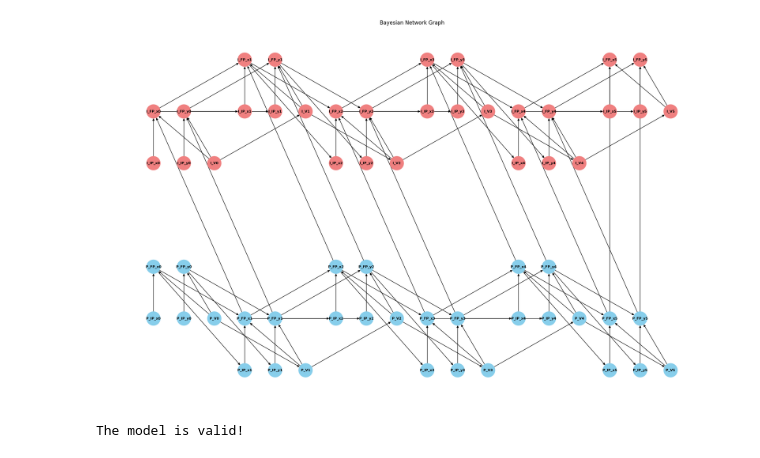
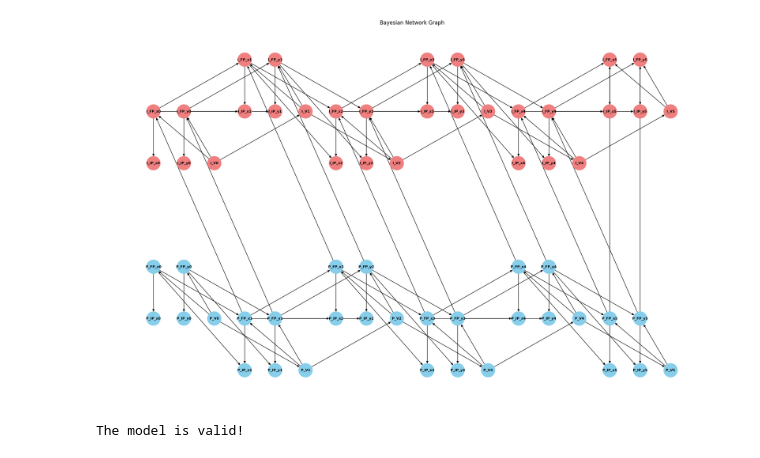
Before and after one commit to SuvarnPillay/Research-Project, a Jupyter notebook: PHASE_3/1 Starting files/2d.ipynb, the cells around one changed output. Cells and saved outputs as stored; diff of their text form; code cells hidden in the pictures.

Commit message:
updated graph

```diff
--- a/PHASE_3/1 Starting files/2d.ipynb
+++ b/PHASE_3/1 Starting files/2d.ipynb
@@ -83,14 +87,14 @@ for i in range(6):
 
     # Add edges within each time slice for both x and y positions
     GT.add_edges_from([
-        (f'P_IP_x{i}', f'P_FP_x{i}'),  # Initial position (x) influences final position (x)
+        (f'P_FP_x{i}' , f'P_IP_x{i}'),  # Initial position (x) influences final position (x)
         (f'P_V{i}', f'P_FP_x{i}'),     # Velocity influences final position (x)
-        (f'P_IP_y{i}', f'P_FP_y{i}'),  # Initial position (y) influences final position (y)
+        (f'P_FP_y{i}' , f'P_IP_y{i}'),  # Initial position (y) influences final position (y)
         (f'P_V{i}', f'P_FP_y{i}'),     # Velocity influences final position (y)
 
-        (f'I_IP_x{i}', f'I_FP_x{i}'),  # Interceptor: Initial position (x) influences final position (x)
+        (f'I_FP_x{i}' , f'I_IP_x{i}'),  # Interceptor: Initial position (x) influences final position (x)
         (f'I_V{i}', f'I_FP_x{i}'),     # Velocity influences final position (x)
-        (f'I_IP_y{i}', f'I_FP_y{i}'),  # Initial position (y) influences final position (y)
+        (f'I_FP_y{i}' , f'I_IP_y{i}'),  # Initial position (y) influences final position (y)
         (f'I_V{i}', f'I_FP_y{i}')      # Velocity influences final position (y)
     ])
 
@@ -100,34 +104,34 @@ for i in range(6):
             # Projectile time slice connections for x and y positions
             (f'P_FP_x{i}', f'P_FP_x{i + 1}'),
             (f'P_FP_x{i}', f'P_IP_x{i + 1}'),
             (f'P_FP_y{i}', f'P_FP_y{i + 1}'),
             (f'P_FP_y{i}', f'P_IP_y{i + 1}'),
             (f'P_V{i}', f'P_V{i + 1}'),
 
             # Interceptor time slice connections for x and y positions
             (f'I_FP_x{i}', f'I_FP_x{i + 1}'),
             (f'I_FP_x{i}', f'I_IP_x{i + 1}'),
             (f'I_FP_y{i}', f'I_FP_y{i + 1}'),
             (f'I_FP_y{i}', f'I_IP_y{i + 1}'),
             (f'I_V{i}', f'I_V{i + 1}')
         ])
 
         # Edge between projectile and interceptor across time slices
         GT.add_edges_from([
             (f'P_FP_x{i + 1}', f'I_FP_x{i}'),
             (f'P_FP_y{i + 1}', f'I_FP_y{i}')
         ])
 
 # Final edges to ensure convergence at the last time slice
 GT.add_edges_from([
     (f'P_FP_x{5}', f'I_FP_x{5}'),
     (f'P_FP_y{5}', f'I_FP_y{5}')
 ])
 
 
 visualise(GT, pos)
 # %% [output]
-[figure, old version]
+[figure, new version]
 # %%
 for i in range(6):
     if i == 0:
```
Also changed, not shown: parts of 5 cells of this notebook.
